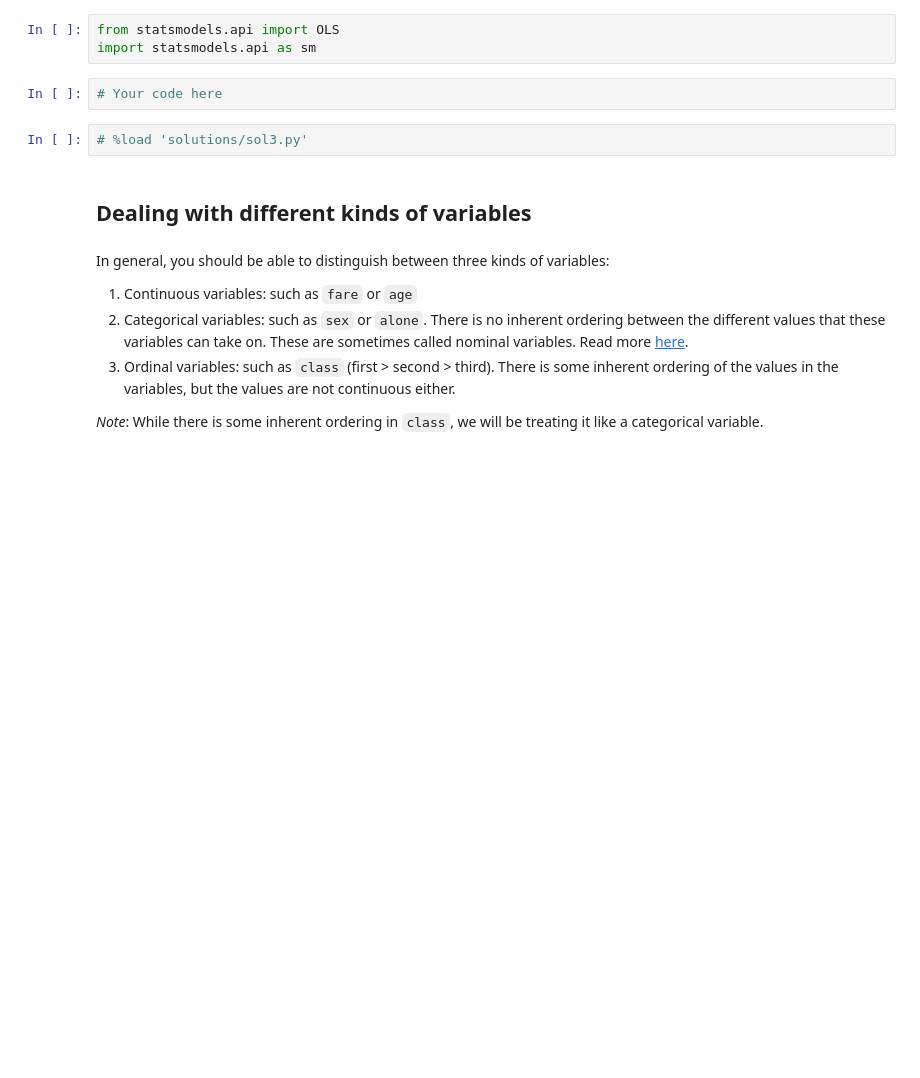
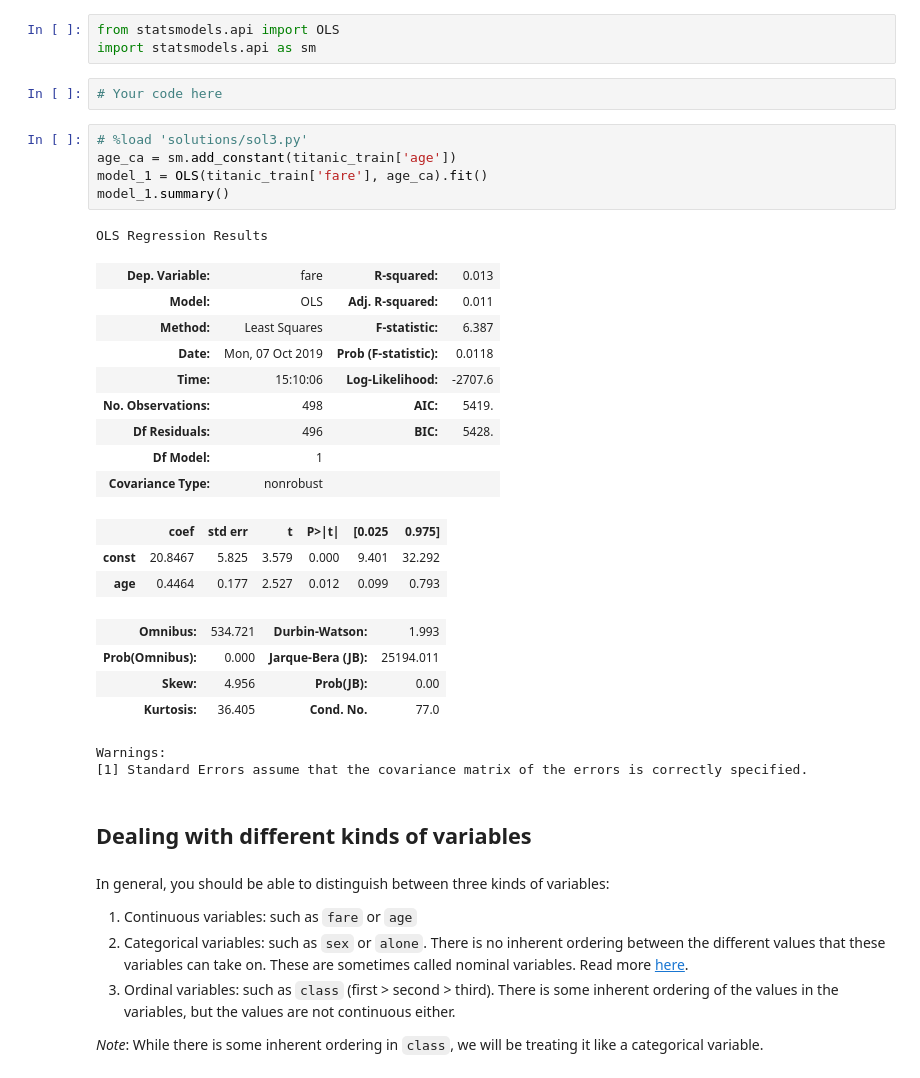
Before and after one commit to lingcog/2019-CS109A, a Jupyter notebook: content/sections/section3/notebook/cs109a_section_3.ipynb, the cells around one changed output. Drawn from its saved outputs; the diff is of its cells as text; blank space fills up the shorter version.

```diff
--- a/content/sections/section3/notebook/cs109a_section_3.ipynb
+++ b/content/sections/section3/notebook/cs109a_section_3.ipynb
@@ -120,8 +177,31 @@ from statsmodels.api import OLS
 import statsmodels.api as sm
 # %%
 # Your code here
-# %%
-# %load 'solutions/sol3.py'
+# %%
+# %load 'solutions/sol3.py'
+age_ca = sm.add_constant(titanic_train['age'])
+model_1 = OLS(titanic_train['fare'], age_ca).fit()
+model_1.summary()
+# %% [output]
+OLS Regression Results
+| Dep. Variable: | fare | R-squared: | 0.013 |
+| Model: | OLS | Adj. R-squared: | 0.011 |
+| Method: | Least Squares | F-statistic: | 6.387 |
+| Date: | Mon, 07 Oct 2019 | Prob (F-statistic): | 0.0118 |
+| Time: | 15:10:06 | Log-Likelihood: | -2707.6 |
+| No. Observations: | 498 | AIC: | 5419. |
+| Df Residuals: | 496 | BIC: | 5428. |
+| Df Model: | 1 |  |  |
+| Covariance Type: | nonrobust |  |  |
+|  | coef | std err | t | P>|t| | [0.025 | 0.975] |
+| const | 20.8467 | 5.825 | 3.579 | 0.000 | 9.401 | 32.292 |
+| age | 0.4464 | 0.177 | 2.527 | 0.012 | 0.099 | 0.793 |
+| Omnibus: | 534.721 | Durbin-Watson: | 1.993 |
+| Prob(Omnibus): | 0.000 | Jarque-Bera (JB): | 25194.011 |
+| Skew: | 4.956 | Prob(JB): | 0.00 |
+| Kurtosis: | 36.405 | Cond. No. | 77.0 |
+Warnings:
+[1] Standard Errors assume that the covariance matrix of the errors is correctly specified.
 # %% [markdown]
 ## Dealing with different kinds of variables
 # %% [markdown]
```
Also changed, not shown: parts of 21 cells of this notebook, 3 other files.
